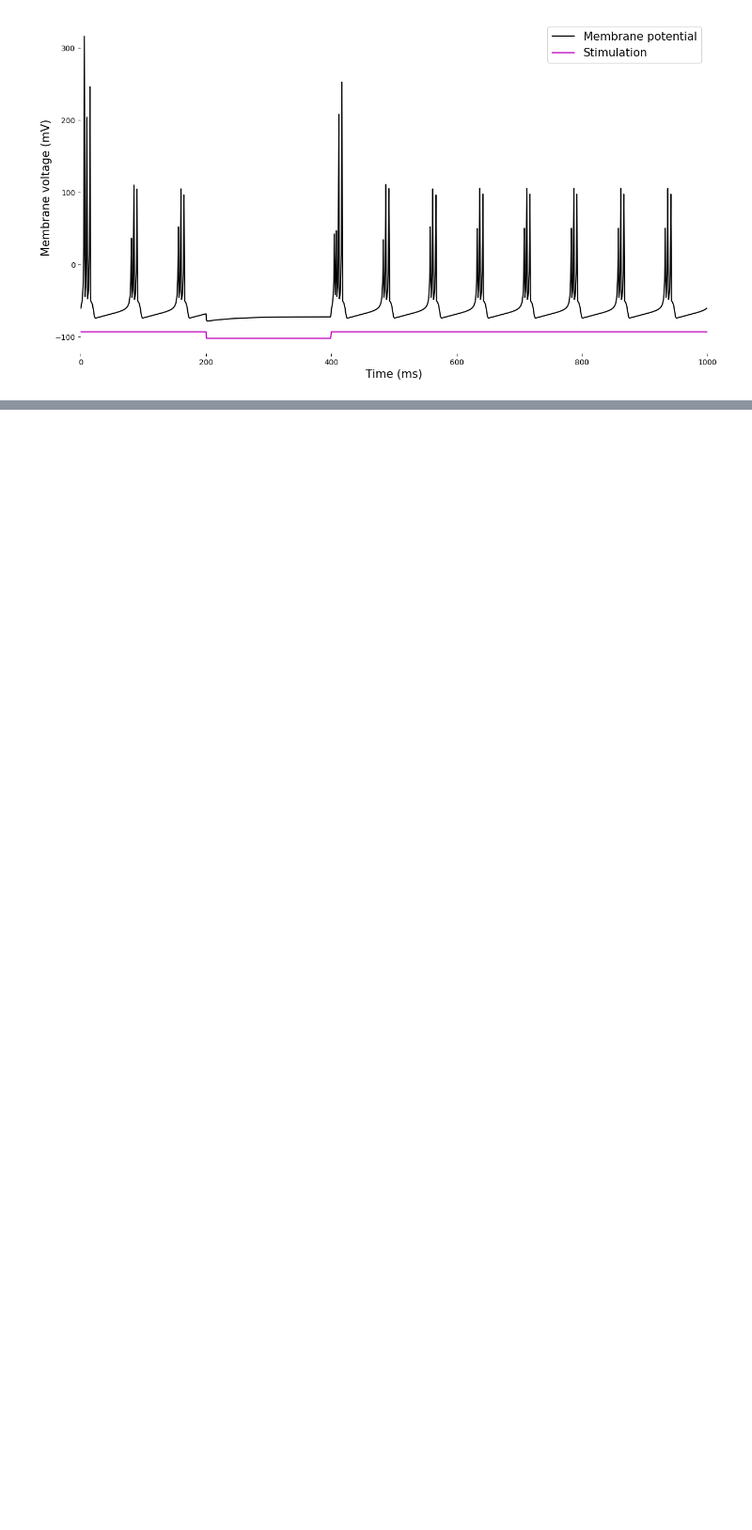
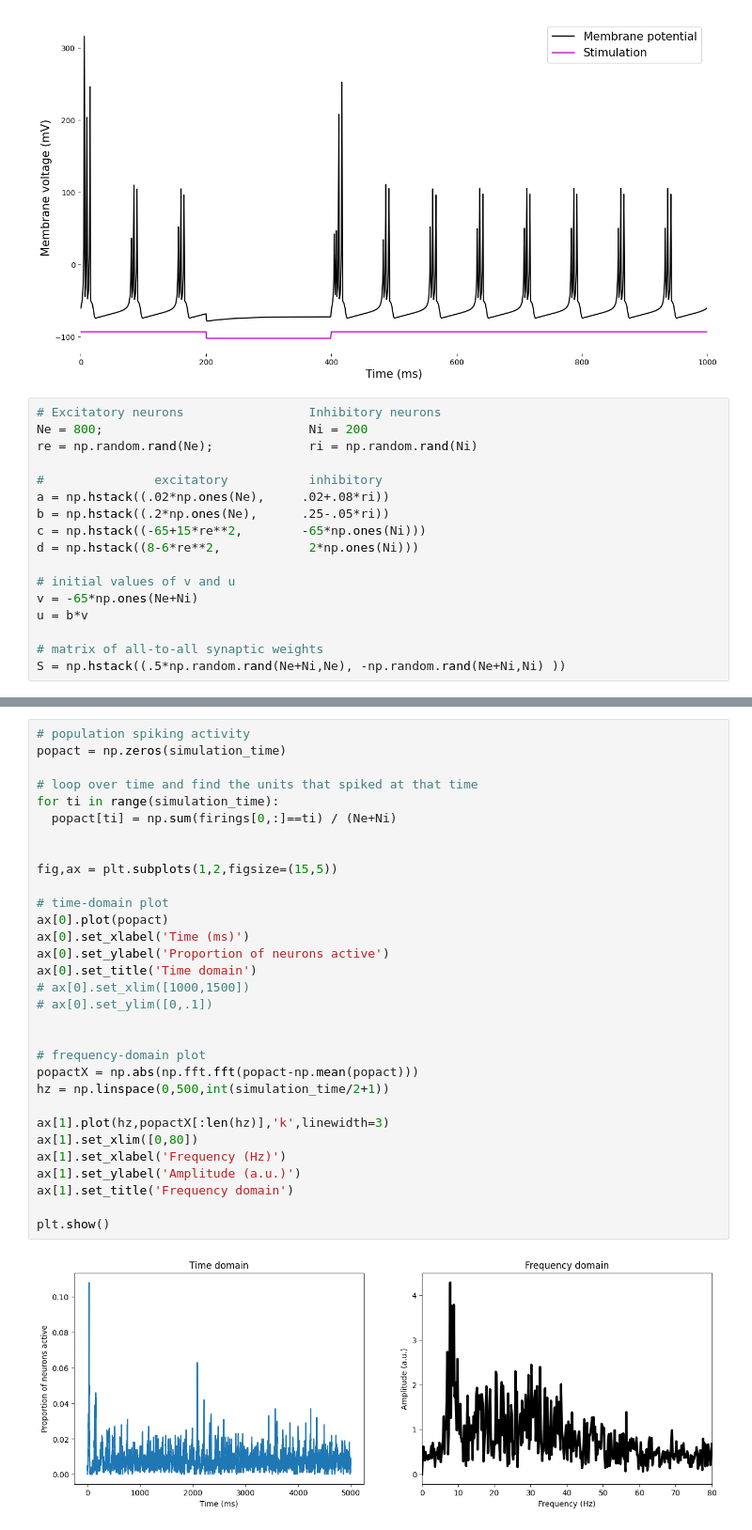
Before and after one commit to ErolGelbul/the_brain, a Jupyter notebook: the_brain.ipynb, the cells around one changed output, grey strips where cells are left out. Shown at 94% size. Cells and saved outputs as stored; diff of their text form; blank space fills up the shorter version.

```diff
--- a/the_brain.ipynb
+++ b/the_brain.ipynb
@@ -49,3 +49,20 @@ plt.legend(fontsize=15)
 plt.show()
 # %% [output]
 [figure]
+# %%
+# Excitatory neurons                 Inhibitory neurons
+Ne = 800;                            Ni = 200
+re = np.random.rand(Ne);             ri = np.random.rand(Ni)
+
+#               excitatory           inhibitory
+a = np.hstack((.02*np.ones(Ne),     .02+.08*ri))
+b = np.hstack((.2*np.ones(Ne),      .25-.05*ri))
+c = np.hstack((-65+15*re**2,        -65*np.ones(Ni)))
+d = np.hstack((8-6*re**2,            2*np.ones(Ni)))
+
+# initial values of v and u
+v = -65*np.ones(Ne+Ni)
+u = b*v
+
+# matrix of all-to-all synaptic weights
+S = np.hstack((.5*np.random.rand(Ne+Ni,Ne), -np.random.rand(Ne+Ni,Ni) ))
@@ -51,0 +116,33 @@ plt.show()
+# %%
+# population spiking activity
+popact = np.zeros(simulation_time)
+
+# loop over time and find the units that spiked at that time
+for ti in range(simulation_time):
+  popact[ti] = np.sum(firings[0,:]==ti) / (Ne+Ni)
+
+
+fig,ax = plt.subplots(1,2,figsize=(15,5))
+
+# time-domain plot
+ax[0].plot(popact)
+ax[0].set_xlabel('Time (ms)')
+ax[0].set_ylabel('Proportion of neurons active')
+ax[0].set_title('Time domain')
+# ax[0].set_xlim([1000,1500])
+# ax[0].set_ylim([0,.1])
+
+
+# frequency-domain plot
+popactX = np.abs(np.fft.fft(popact-np.mean(popact)))
+hz = np.linspace(0,500,int(simulation_time/2+1))
+
+ax[1].plot(hz,popactX[:len(hz)],'k',linewidth=3)
+ax[1].set_xlim([0,80])
+ax[1].set_xlabel('Frequency (Hz)')
+ax[1].set_ylabel('Amplitude (a.u.)')
+ax[1].set_title('Frequency domain')
+
+plt.show()
+# %% [output]
+[figure, added]
```
Also changed, not shown: parts of 3 cells of this notebook, 2 other files.
